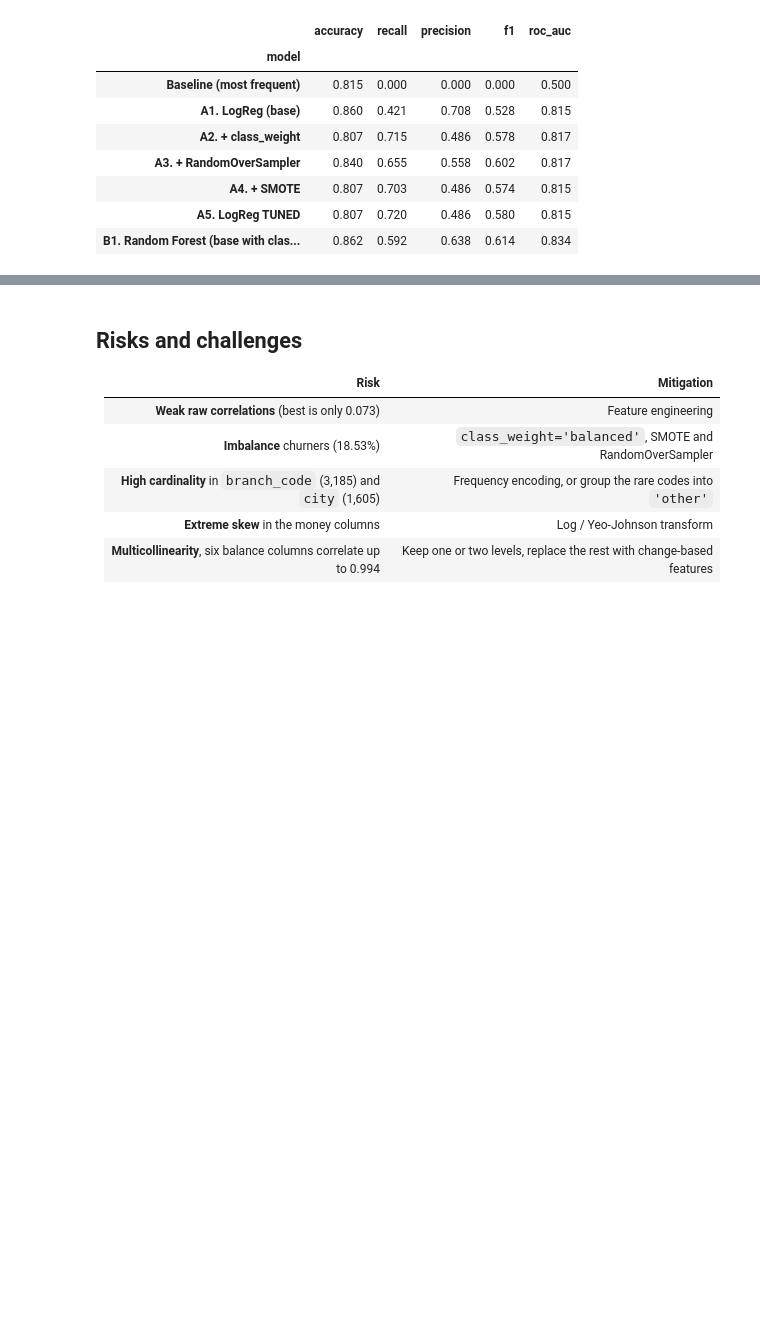
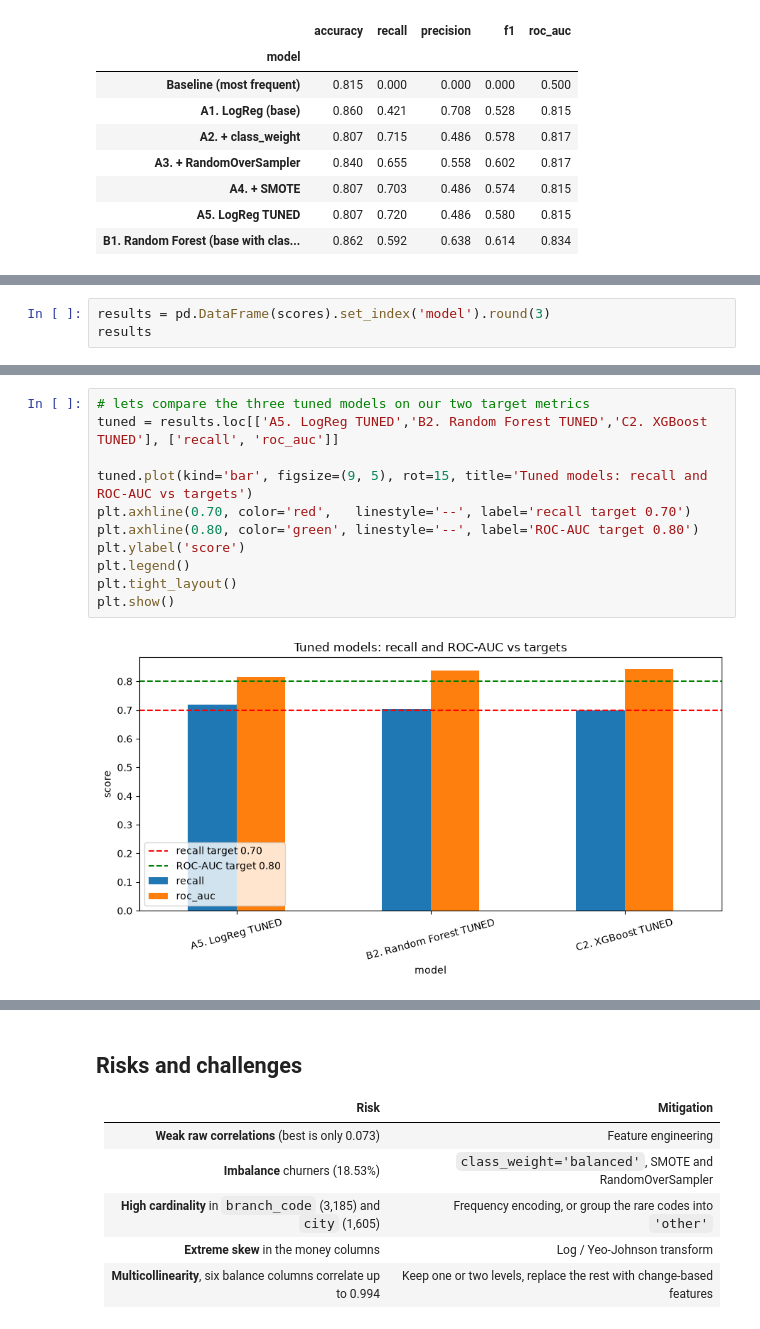
Before and after one commit to Meqdad-25/labs_projects, a Jupyter notebook: projects/Project 4 (Capstone)/3. Final Capstone/final_capstone.ipynb, the cells around one changed output, grey strips where cells are left out. Drawn from its saved outputs; the diff is of its cells as text; blank space fills up the shorter version.

```diff
--- a/projects/Project 4 (Capstone)/3. Final Capstone/final_capstone.ipynb
+++ b/projects/Project 4 (Capstone)/3. Final Capstone/final_capstone.ipynb
@@ -1503,0 +1630,3 @@ All 6 models report the same metrics, collected into a single comparison table (
+# %%
+results = pd.DataFrame(scores).set_index('model').round(3)
+results
@@ -1503,0 +1646,13 @@ All 6 models report the same metrics, collected into a single comparison table (
+# %%
+# lets compare the three tuned models on our two target metrics
+tuned = results.loc[['A5. LogReg TUNED','B2. Random Forest TUNED','C2. XGBoost TUNED'], ['recall', 'roc_auc']]
+
+tuned.plot(kind='bar', figsize=(9, 5), rot=15, title='Tuned models: recall and ROC-AUC vs targets')
+plt.axhline(0.70, color='red',   linestyle='--', label='recall target 0.70')
+plt.axhline(0.80, color='green', linestyle='--', label='ROC-AUC target 0.80')
+plt.ylabel('score')
+plt.legend()
+plt.tight_layout()
+plt.show()
+# %% [output]
+[figure, added]
```
Also changed, not shown: parts of 23 cells of this notebook.
